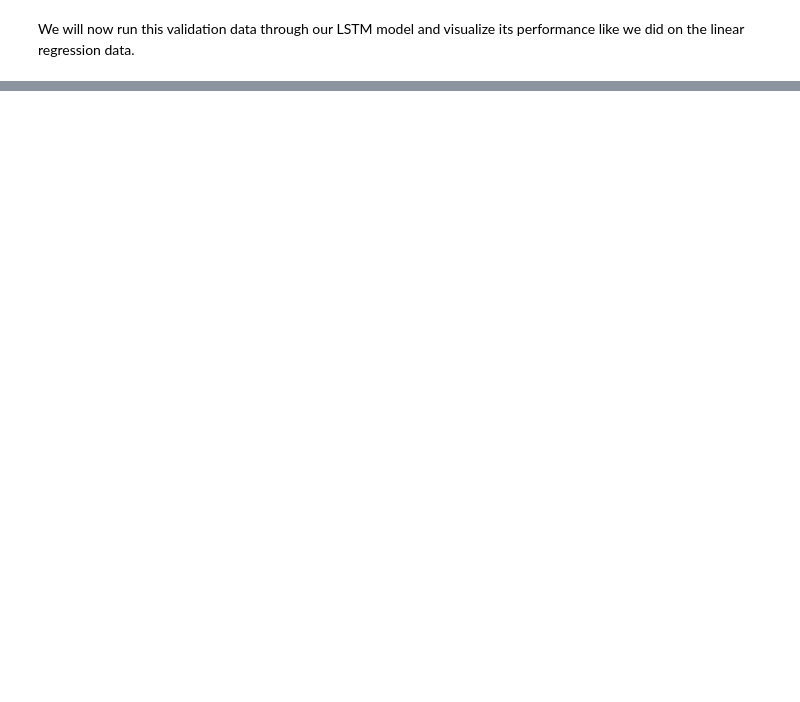
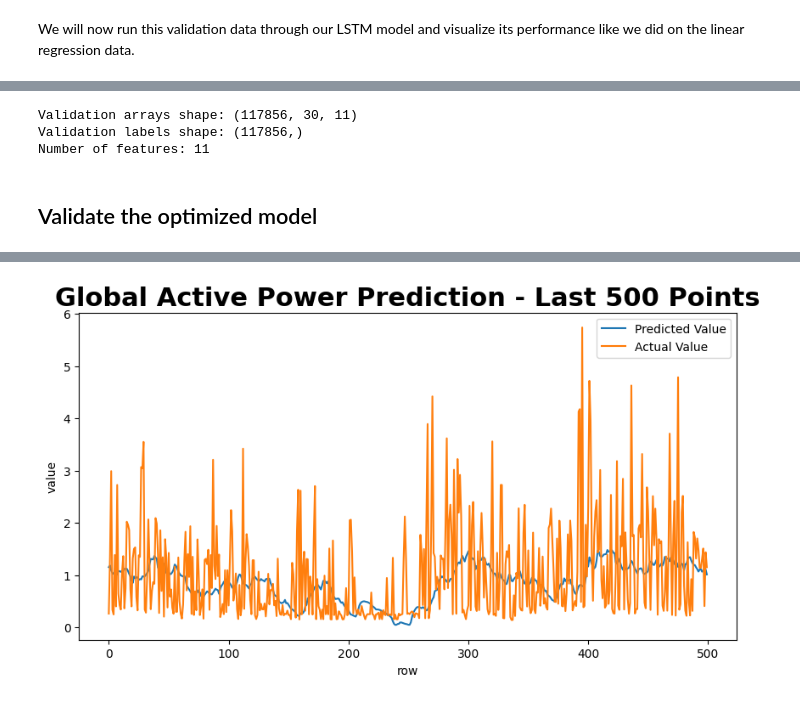
Before and after one commit to ploung/AAI-530-IoT-Assignment-4.1, a Jupyter notebook: LSTM Regression Assignment.ipynb, the cells around one changed output, grey strips where cells are left out. Saved outputs shown, nothing was run; the diff lists cells and outputs as text; code cells hidden in the pictures; blank space fills up the shorter version.

```diff
--- a/LSTM Regression Assignment.ipynb
+++ b/LSTM Regression Assignment.ipynb
@@ -172,13 +280,16 @@ A:
 # %%
-val_arrays = []
-val_labs = []
+val_arrays = [] #input sequences for validation data
+val_labs = [] #target predictions for validation data
 
 #create list of GAP readings starting with a minimum of two readings
-
+for seq_len in range(2, min(len(val_df), 31)):
+    for start in range (len(val_df) - seq_length - ph):
+        val_arrays.append(val_df[feat_cols].iloc[start:start+seq_length].values) #get sequence of GAP readings
+        val_labs.append(val_df['Global_active_power'].iloc[start+seq_length+ph]) #get GAP reading at predictive horizon
 
 # use the pad_sequences function on your input sequences
 # remember that we will later want our datatype to be np.float32
-val_arrays =
+val_arrays = keras.utils.pad_sequences(val_arrays, maxlen=seq_length, padding='pre', value=0.0) #pad with zeros at the beginning
 
 #convert labels to numpy arrays and floats to appease keras/tensorflow
 val_labs = np.array(val_labs, dtype = object).astype(np.float32)
@@ -233,0 +500,39 @@ A:
+# %%
+# CREATE NEW FEATURES AND RECREATE SEQUENCE ARRAYS AND LABELS FOR VALIDATION DATA
+val_df['hour'] = pd.to_datetime(val_df['Datetime']).dt.hour
+val_df['day_of_week'] = pd.to_datetime(val_df['Datetime']).dt.dayofweek
+
+# Convert time-based features to cyclical features
+val_df['hour_sin'] = np.sin(2 * np.pi * val_df['hour'] / 24)
+val_df['hour_cos'] = np.cos(2 * np.pi * val_df['hour'] / 24)
+val_df['day_sin'] = np.sin(2 * np.pi * val_df['day_of_week'] / 7)
+val_df['day_cos'] = np.cos(2 * np.pi * val_df['day_of_week'] / 7)
+
+val_arrays = [] # input sequences for validation data
+val_labs = [] # target predictions for validation data
+
+# new feature columns with added time-based features
+feat_cols = ['Global_active_power', 'Global_reactive_power', 'Voltage',
+             'Global_intensity', 'Sub_metering_1', 'Sub_metering_2',
+             'Sub_metering_3', 'hour_sin', 'hour_cos', 'day_sin', 'day_cos']
+
+# create list of GAP readings starting with a minimum of two readings
+for seq_len in range(2, min(len(val_df), 31)):
+    for start in range (len(val_df) - seq_length - ph):
+        val_arrays.append(val_df[feat_cols].iloc[start:start+seq_length].values) # get sequence of GAP readings
+        val_labs.append(val_df['Global_active_power'].iloc[start+seq_length+ph]) # get GAP reading at predictive horizon
+
+# use the pad_sequences function on your input sequences
+# remember that we will later want our datatype to be np.float32
+val_arrays = keras.utils.pad_sequences(val_arrays, maxlen=seq_length, padding='pre', value=0.0) # pad with zeros at the beginning
+
+# convert labels to numpy arrays and floats to appease keras/tensorflow
+val_labs = np.array(val_labs, dtype = object).astype(np.float32)
+
+print(f"Validation arrays shape: {val_arrays.shape}")
+print(f"Validation labels shape: {val_labs.shape}")
+print(f"Number of features: {val_arrays.shape[2]}")
+# %% [output]
+Validation arrays shape: (117856, 30, 11)
+Validation labels shape: (117856,)
+Number of features: 11
@@ -233,0 +542,24 @@ A:
+# %% [markdown]
+## Validate the optimized model
+# %%
+scores_test = model.evaluate(val_arrays, val_labs, verbose=2)
+print('\nMSE: {}'.format(scores_test[1]))
+
+y_pred_test = model.predict(val_arrays)
+y_true_test = val_labs
+
+test_set = pd.DataFrame(y_pred_test)
+test_set.to_csv('submit_test.csv', index = None) #save predictions to csv file
+
+# Plot the predicted data vs. the actual data
+# we will limit our plot to the first 500 predictions for better visualization
+fig_verify = plt.figure(figsize=(10, 5))
+plt.plot(y_pred_test[-500:], label = 'Predicted Value')
+plt.plot(y_true_test[-500:], label = 'Actual Value')
+plt.title('Global Active Power Prediction - Last 500 Points', fontsize=22, fontweight='bold')
+plt.ylabel('value')
+plt.xlabel('row')
+plt.legend()
+plt.show()
+fig_verify.savefig("model_regression_verify.png")
+# %% [output]
@@ -233,0 +570 @@ A:
+[figure, added]
```
Also changed, not shown: parts of 27 cells of this notebook.
